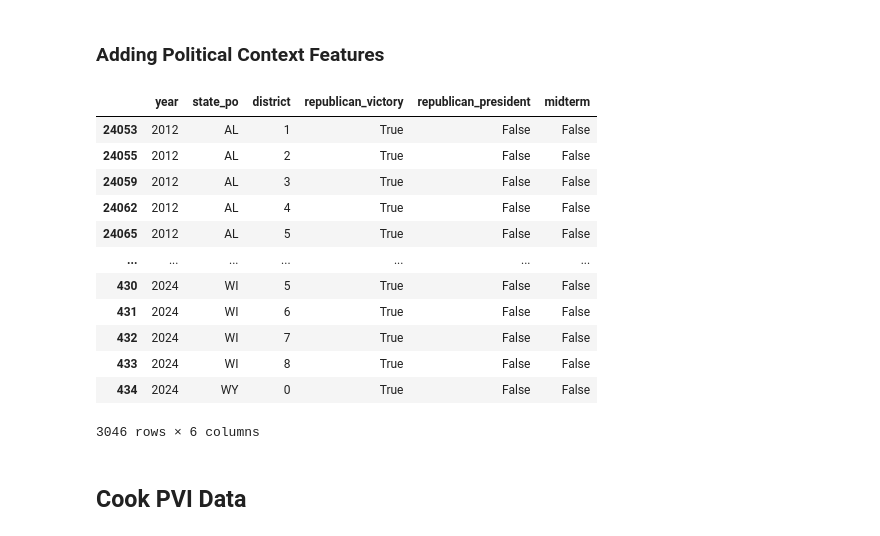
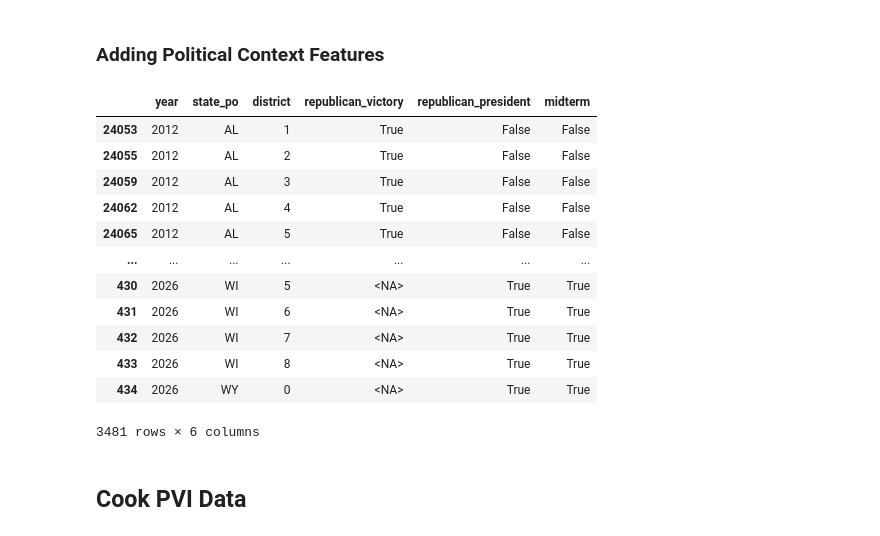
Before and after one commit to fcostell0/DS496Capstone, a Jupyter notebook: Processed Data/HouseElectionDataProcessing.ipynb, the cells around one changed output. Cells and saved outputs as stored; diff of their text form; code cells hidden in the pictures.

```diff
--- a/Processed Data/HouseElectionDataProcessing.ipynb
+++ b/Processed Data/HouseElectionDataProcessing.ipynb
@@ -135,0 +139,5 @@ electionData
+# %%
+data2026 = data2024
+data2026['year'] = 2026
+data2026['republican_victory'] = pd.NA
+data2026
@@ -135,0 +158,3 @@ electionData
+# %%
+electionData = pd.concat([electionData, data2026])
+electionData
@@ -136,23 +175,23 @@ electionData
 # %% [markdown]
 ### Adding Political Context Features
 # %%
-electionData['republican_president'] = (electionData['year'] > 2017) & (electionData['year'] < 2021)
-electionData['midterm'] = (electionData['year'] == 2014) | (electionData['year'] == 2018) | (electionData['year'] == 2022)
+electionData['republican_president'] = ((electionData['year'] > 2017) & (electionData['year'] < 2021)) | (electionData['year'] > 2024)
+electionData['midterm'] = (electionData['year'] == 2014) | (electionData['year'] == 2018) | (electionData['year'] == 2022) | (electionData['year'] == 2026)
 electionData
 # %% [output]
 |  | year | state_po | district | republican_victory | republican_president | midterm |
 | 24053 | 2012 | AL | 1 | True | False | False |
 | 24055 | 2012 | AL | 2 | True | False | False |
 | 24059 | 2012 | AL | 3 | True | False | False |
 | 24062 | 2012 | AL | 4 | True | False | False |
 | 24065 | 2012 | AL | 5 | True | False | False |
 | ... | ... | ... | ... | ... | ... | ... |
-| 430 | 2024 | WI | 5 | True | False | False |
-| 431 | 2024 | WI | 6 | True | False | False |
-| 432 | 2024 | WI | 7 | True | False | False |
-| 433 | 2024 | WI | 8 | True | False | False |
-| 434 | 2024 | WY | 0 | True | False | False |
+| 430 | 2026 | WI | 5 | <NA> | True | True |
+| 431 | 2026 | WI | 6 | <NA> | True | True |
+| 432 | 2026 | WI | 7 | <NA> | True | True |
+| 433 | 2026 | WI | 8 | <NA> | True | True |
+| 434 | 2026 | WY | 0 | <NA> | True | True |
-3046 rows × 6 columns
+3481 rows × 6 columns
 # %% [markdown]
 ## Cook PVI Data
 # %% [markdown]
```
Also changed, not shown: parts of 6 cells of this notebook, 7 other files.
